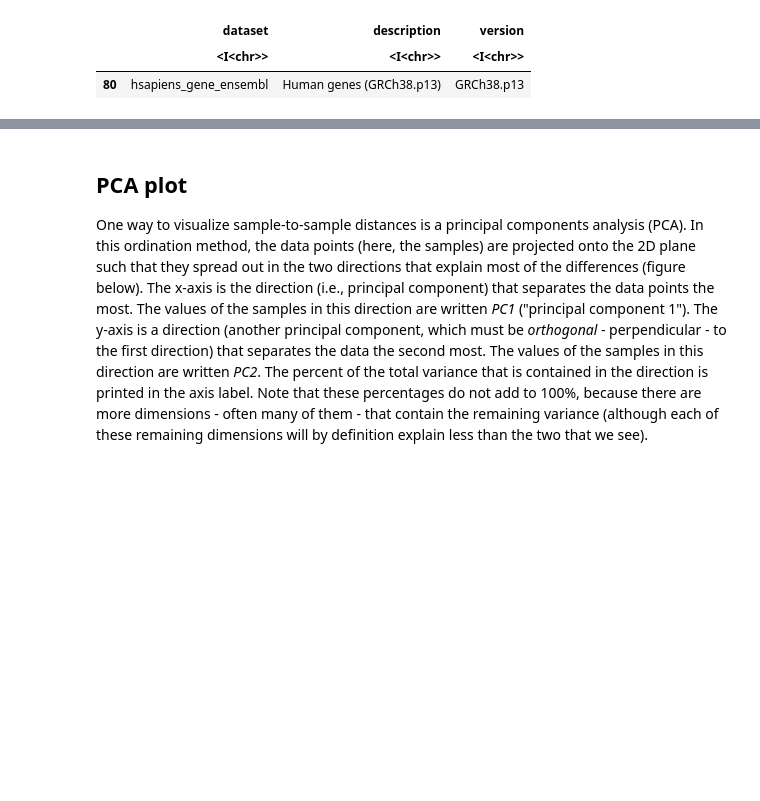
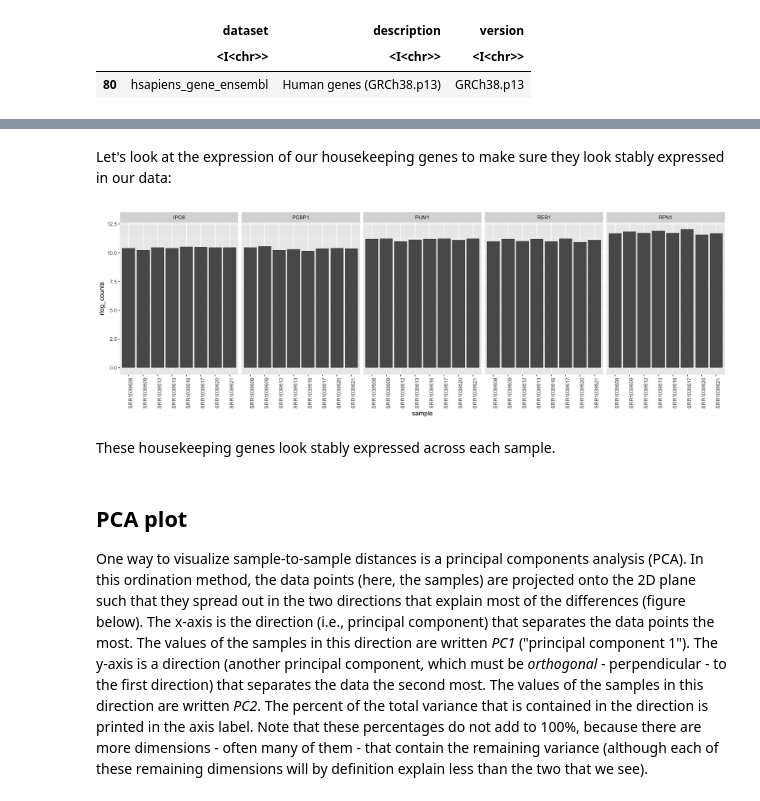
Before and after one commit to compbiocore/rnaseq_workshop_2021, a Jupyter notebook: deseq_1.ipynb, the cells around one changed output, grey strips where cells are left out. Cells and saved outputs as stored; diff of their text form; code cells hidden in the pictures; blank space fills up the shorter version.

```diff
--- a/deseq_1.ipynb
+++ b/deseq_1.ipynb
@@ -503,0 +505,3 @@ A data.frame: 5 × 3
+# %%
+housekeeping_rld <- data.frame(assay(rld)[ensembl_bm$ensembl_gene_id, ])
+head(housekeeping_rld)
@@ -503,0 +522,3 @@ A data.frame: 5 × 3
+# %%
+housekeeping_rld$ensembl_gene_id <- rownames(housekeeping_rld)
+head(housekeeping_rld)
@@ -503,0 +536,3 @@ A data.frame: 5 × 3
+# %%
+housekeeping_rld_tidy <- gather(housekeeping_rld, key = 'sample', value = 'rlog_counts', SRR1039508:SRR1039521)
+head(housekeeping_rld_tidy)
@@ -503,0 +551,3 @@ A data.frame: 5 × 3
+# %%
+housekeeping_rld_tidy <- inner_join(ensembl_bm, housekeeping_rld_tidy)
+head(housekeeping_rld_tidy)
@@ -504,3 +565,14 @@ A data.frame: 5 × 3
+# %% [markdown]
+Let's look at the expression of our housekeeping genes to make sure they look stably expressed in our data:
+# %%
+ggplot(housekeeping_rld_tidy, aes(x=sample, y=rlog_counts)) +
+geom_bar(stat="identity") +
+facet_wrap(~hgnc_symbol, nrow = 1) +
+theme(axis.text.x = element_text(angle = 90))
+# %% [output]
+[figure, added]
+# %% [markdown]
+These housekeeping genes look stably expressed across each sample.
 # %% [markdown]
 ## PCA plot
 One way to visualize sample-to-sample distances is a
```
Also changed, not shown: parts of 27 cells of this notebook.
